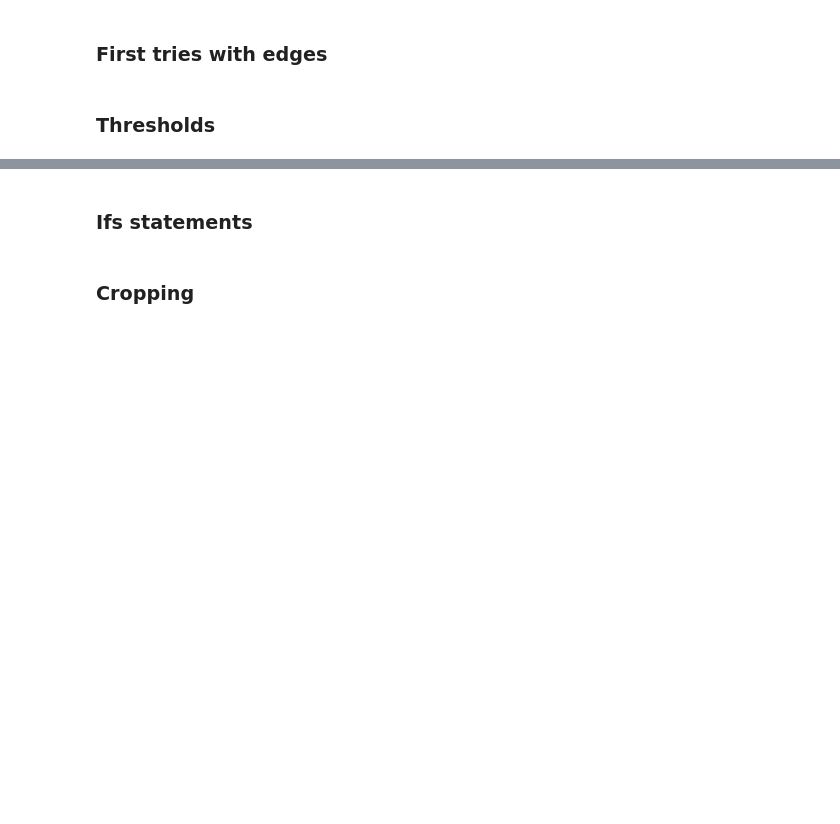
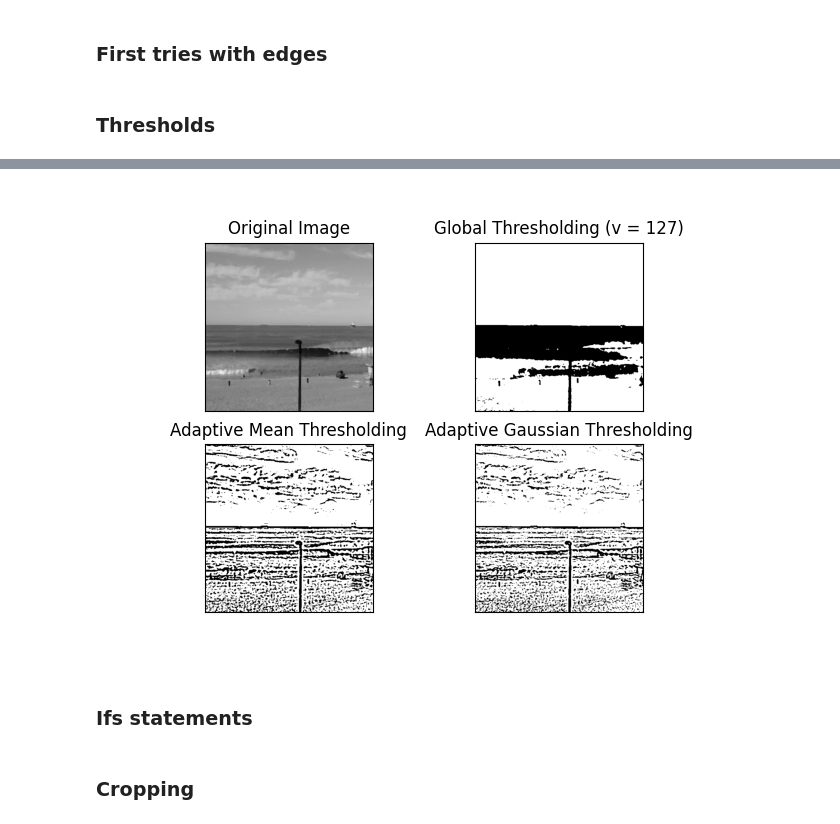
Before and after one commit to IamjustNick/wavewatcher, a Jupyter notebook: notebooks/Preprocessing_miguel.ipynb, the cells around one changed output, grey strips where cells are left out. Drawn from its saved outputs; the diff is of its cells as text; code cells hidden in the pictures; blank space fills up the shorter version.

```diff
--- a/notebooks/Preprocessing_miguel.ipynb
+++ b/notebooks/Preprocessing_miguel.ipynb
@@ -96,22 +104,24 @@ plt.show()
 # %%
 print(img.shape,img2.shape,img3.shape,img4.shape)
 # %%
-img = cv.imread(path_1,0)
+img = cv.imread(path_4,0)
 img = cv.resize(img,(500,500),interpolation = cv.INTER_AREA)
 img = cv.medianBlur(img,5)
 ret,th1 = cv.threshold(img,127,255,cv.THRESH_BINARY)
 th2 = cv.adaptiveThreshold(img,255,cv.ADAPTIVE_THRESH_MEAN_C,\
             cv.THRESH_BINARY,11,2)
 th3 = cv.adaptiveThreshold(img,255,cv.ADAPTIVE_THRESH_GAUSSIAN_C,\
             cv.THRESH_BINARY,15,2)
 titles = ['Original Image', 'Global Thresholding (v = 127)',
             'Adaptive Mean Thresholding', 'Adaptive Gaussian Thresholding']
 images = [img, th1, th2, th3]
 for i in range(4):
     plt.subplot(2,2,i+1),plt.imshow(images[i],'gray')
     plt.title(titles[i])
     plt.xticks([]),plt.yticks([])
 plt.show()
+# %% [output]
+[figure, added]
 # %%
 image_5 = iio.imread(uri=path_4)
 # %%
```
Also changed, not shown: parts of 23 cells of this notebook.
